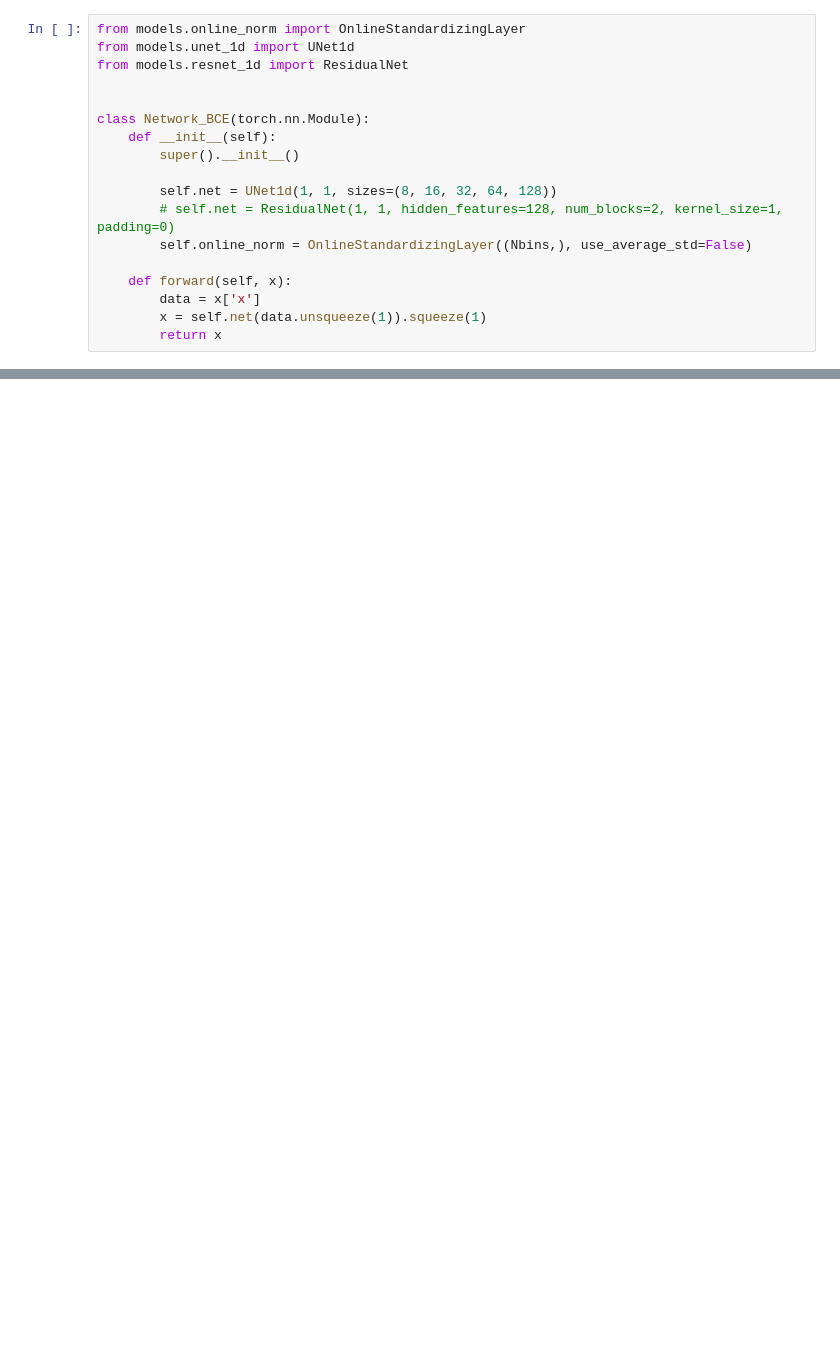
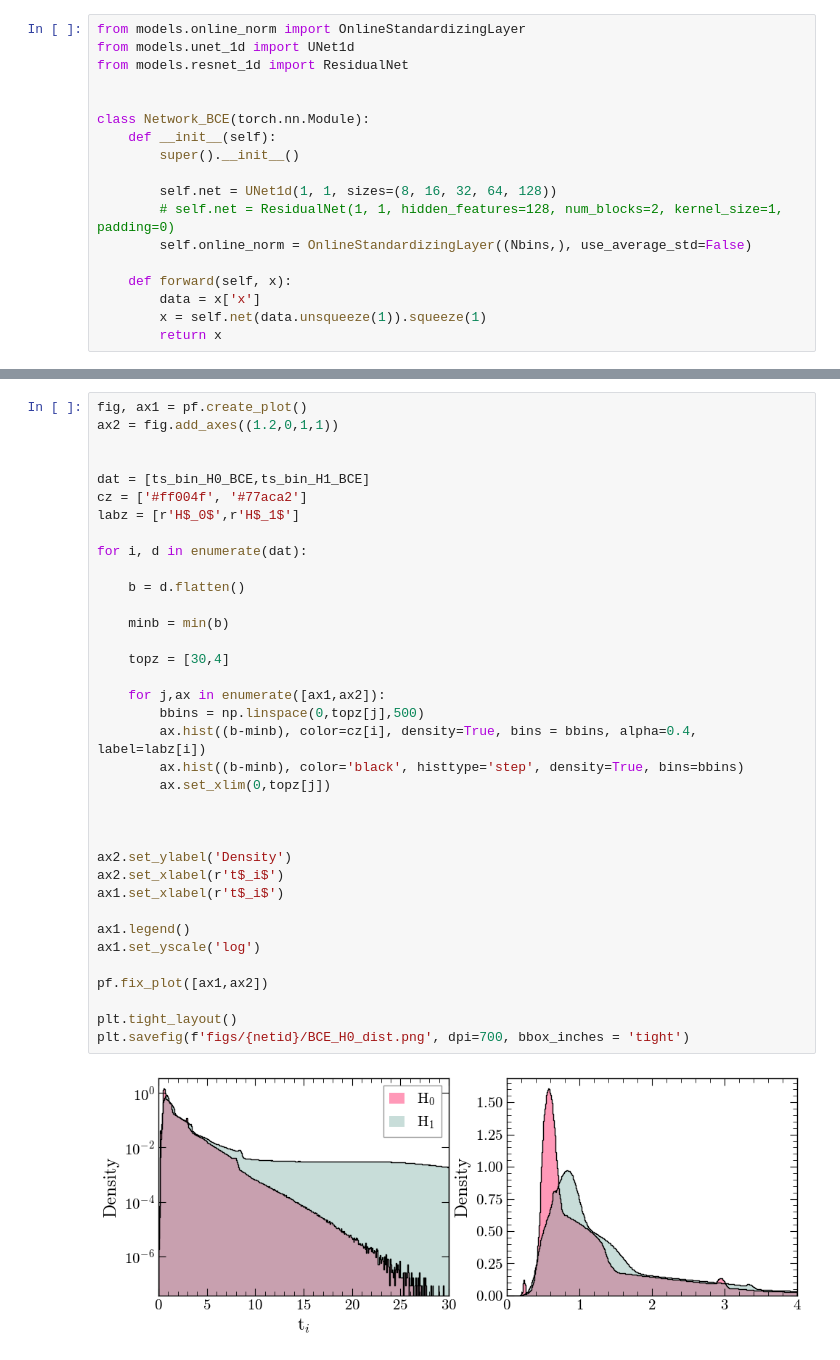
Before and after one commit to james-alvey-42/gw-mist, a Jupyter notebook: notebooks/week6/KDE.ipynb, the cells around one changed output, grey strips where cells are left out. Cells and saved outputs as stored; diff of their text form; blank space fills up the shorter version.

```diff
--- a/notebooks/week6/KDE.ipynb
+++ b/notebooks/week6/KDE.ipynb
@@ -142,0 +222,38 @@ RuntimeError: PyTorch is not linked with support for mps devices
+# %%
+fig, ax1 = pf.create_plot()
+ax2 = fig.add_axes((1.2,0,1,1))
+
+
+dat = [ts_bin_H0_BCE,ts_bin_H1_BCE]
+cz = ['#ff004f', '#77aca2']
+labz = [r'H$_0$',r'H$_1$']
+
+for i, d in enumerate(dat):
+
+    b = d.flatten()
+
+    minb = min(b)
+
+    topz = [30,4]
+
+    for j,ax in enumerate([ax1,ax2]):
+        bbins = np.linspace(0,topz[j],500)
+        ax.hist((b-minb), color=cz[i], density=True, bins = bbins, alpha=0.4, label=labz[i])
+        ax.hist((b-minb), color='black', histtype='step', density=True, bins=bbins)
+        ax.set_xlim(0,topz[j])
+
+
+
+ax2.set_ylabel('Density')
+ax2.set_xlabel(r't$_i$')
+ax1.set_xlabel(r't$_i$')
+
+ax1.legend()
+ax1.set_yscale('log')
+
+pf.fix_plot([ax1,ax2])
+
+plt.tight_layout()
+plt.savefig(f'figs/{netid}/BCE_H0_dist.png', dpi=700, bbox_inches = 'tight')
+# %% [output]
+[figure, added]
```
Also changed, not shown: parts of 8 cells of this notebook, 3 other files.
